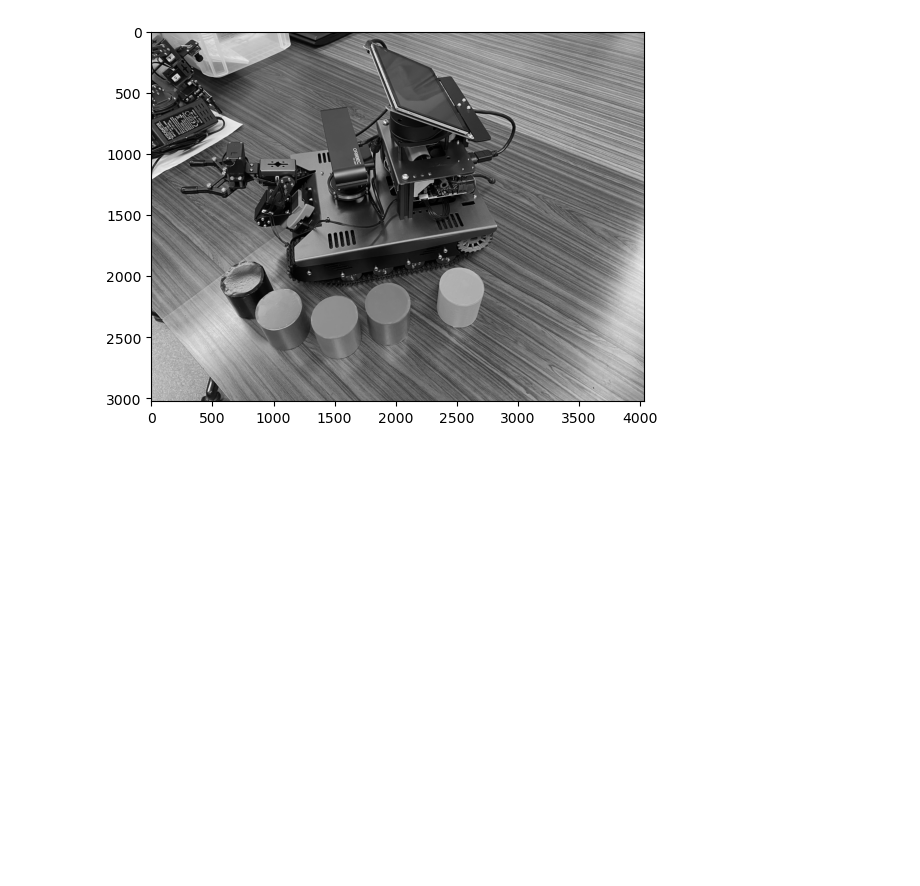
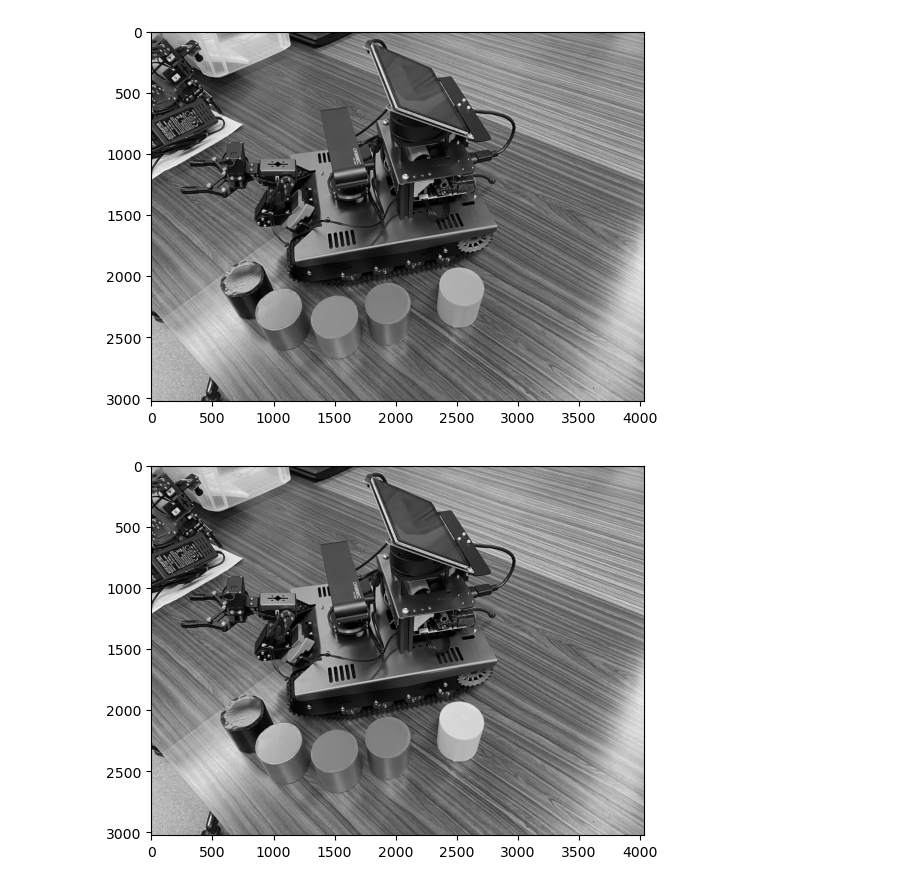
Before and after one commit to a2c6201/ml_labo, a Jupyter notebook: open_cv_handson/C_picture_processing/1_grayscale.ipynb, the cells around one changed output. Saved outputs shown, nothing was run; the diff lists cells and outputs as text; code cells hidden in the pictures; blank space fills up the shorter version.

```diff
--- a/open_cv_handson/C_picture_processing/1_grayscale.ipynb
+++ b/open_cv_handson/C_picture_processing/1_grayscale.ipynb
@@ -78,3 +79,38 @@ plt.imshow(img_bgr2rgb0)
 plt.show()
 # %% [output]
 [figure]
+# %%
+# Method 4 Weighted average
+# 加重平均法
+# gray = r*0.299+g*0.587+b*0.114
+
+import cv2
+import numpy as np
+
+img = cv2.imread('yahboom.jpg',1)
+imgInfo = img.shape
+height = imgInfo[0]
+width = imgInfo[1]
+dst = np.zeros((height,width,3),np.uint8)
+
+for i in range(0,height):
+    for j in range(0,width):
+        (b,g,r) = img[i,j]
+        b = int(b)
+        g = int(g)
+        r = int(r)
+        gray = r*0.299+g*0.587+b*0.114
+        dst[i,j] = np.uint8(gray)
+#cv2.imshow('dst',dst)
+#cv2.waitKey(0)
+
+# Original picture
+# img_bgr2rgb1 = cv2.cvtColor(img, cv2.COLOR_BGR2RGB)
+# plt.imshow(img_bgr2rgb1)
+
+# Grayscale picture
+img_bgr2rgb0 = cv2.cvtColor(dst, cv2.COLOR_BGR2RGB)
+plt.imshow(img_bgr2rgb0)
+plt.show()
+# %% [output]
+[figure, added]
```
Also changed, not shown: parts of 1 cell of this notebook, 1 other file.
